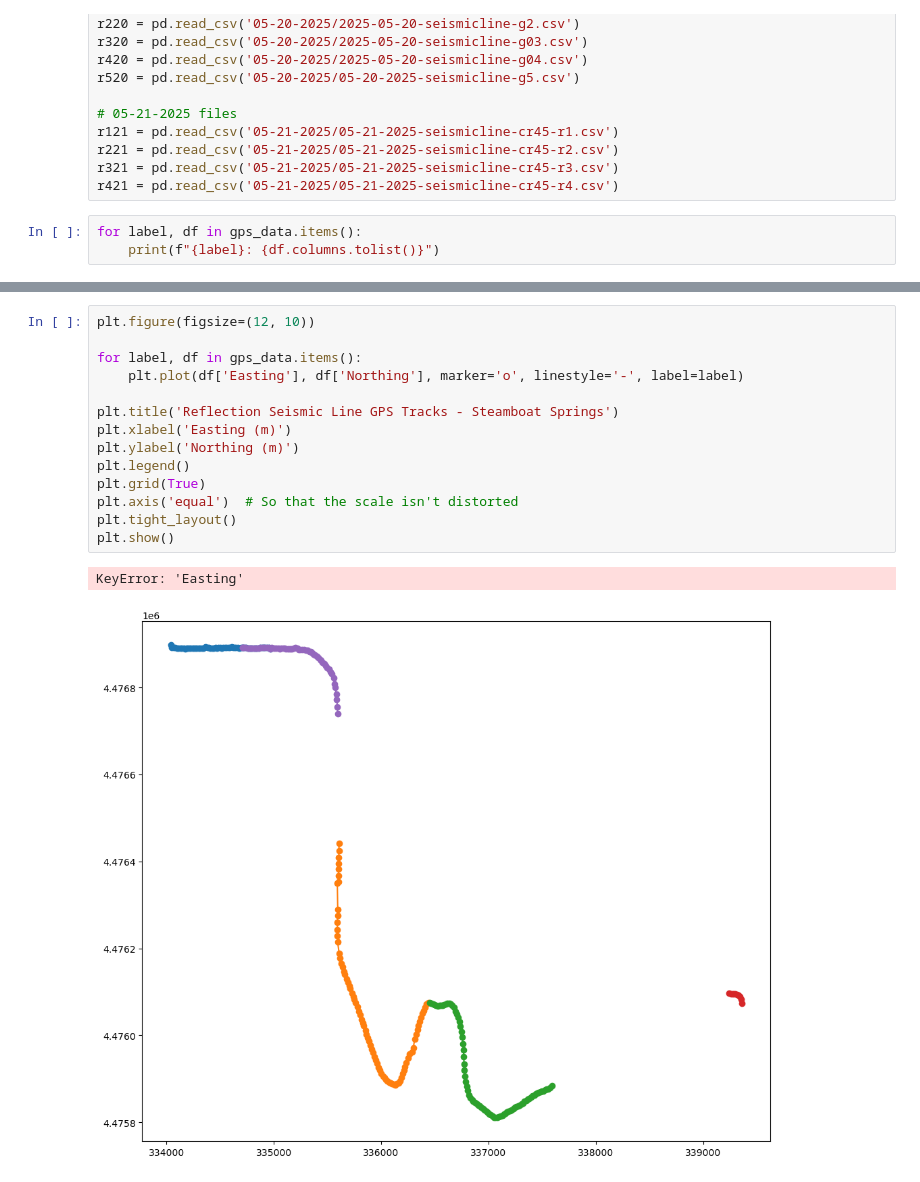
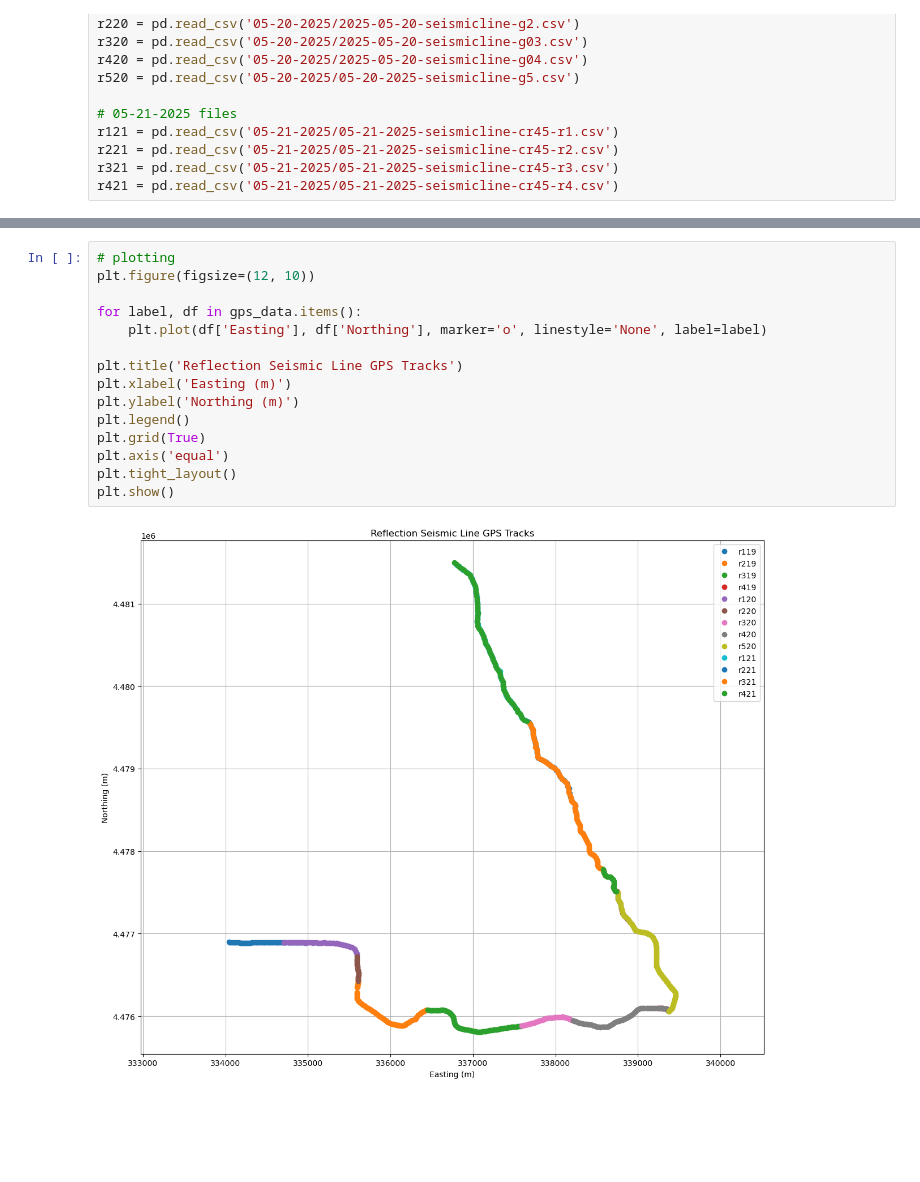
Before and after one commit to peytonchandler/reflectseis2025, a Jupyter notebook: data/GPS/GPS.ipynb, the cells around one changed output, grey strips where cells are left out. Drawn from its saved outputs; the diff is of its cells as text; blank space fills up the shorter version.

```diff
--- a/data/GPS/GPS.ipynb
+++ b/data/GPS/GPS.ipynb
@@ -24,6 +24,3 @@ r121 = pd.read_csv('05-21-2025/05-21-2025-seismicline-cr45-r1.csv')
 r221 = pd.read_csv('05-21-2025/05-21-2025-seismicline-cr45-r2.csv')
 r321 = pd.read_csv('05-21-2025/05-21-2025-seismicline-cr45-r3.csv')
 r421 = pd.read_csv('05-21-2025/05-21-2025-seismicline-cr45-r4.csv')
-# %%
-for label, df in gps_data.items():
-    print(f"{label}: {df.columns.tolist()}")
@@ -62,19 +45,19 @@ file_paths = {
 # Read them all into a dictionary of DataFrames
 gps_data = {label: pd.read_csv(path) for label, path in file_paths.items()}
 # %%
+# plotting
 plt.figure(figsize=(12, 10))
 
 for label, df in gps_data.items():
-    plt.plot(df['Easting'], df['Northing'], marker='o', linestyle='-', label=label)
+    plt.plot(df['Easting'], df['Northing'], marker='o', linestyle='None', label=label)
 
-plt.title('Reflection Seismic Line GPS Tracks - Steamboat Springs')
+plt.title('Reflection Seismic Line GPS Tracks')
 plt.xlabel('Easting (m)')
 plt.ylabel('Northing (m)')
 plt.legend()
 plt.grid(True)
-plt.axis('equal')  # So that the scale isn't distorted
+plt.axis('equal')
 plt.tight_layout()
 plt.show()
 # %% [output]
-KeyError: 'Easting'
-[figure, old version]
+[figure, new version]
```
Also changed, not shown: parts of 3 cells of this notebook, 1 other file.
